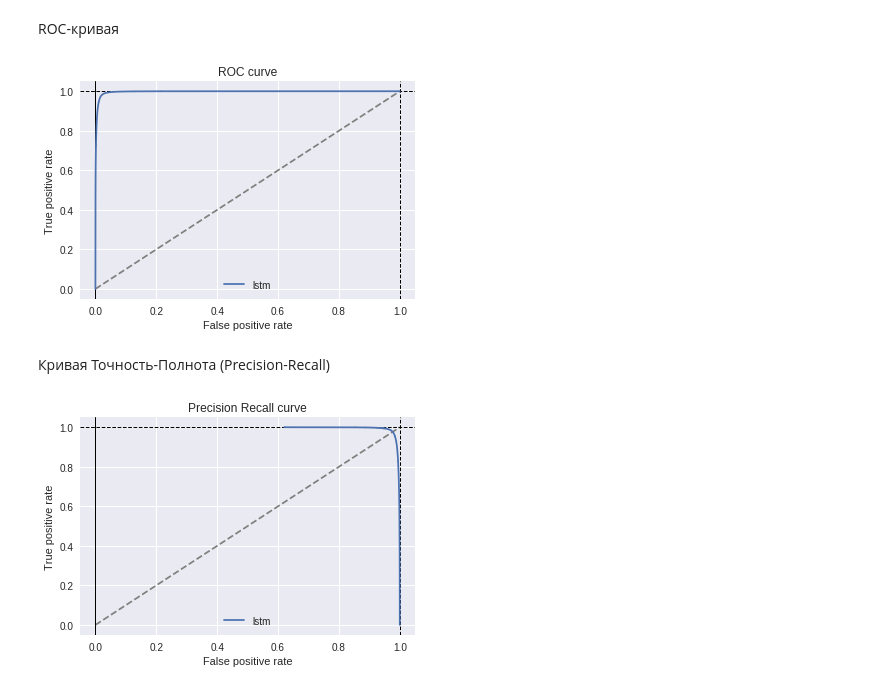
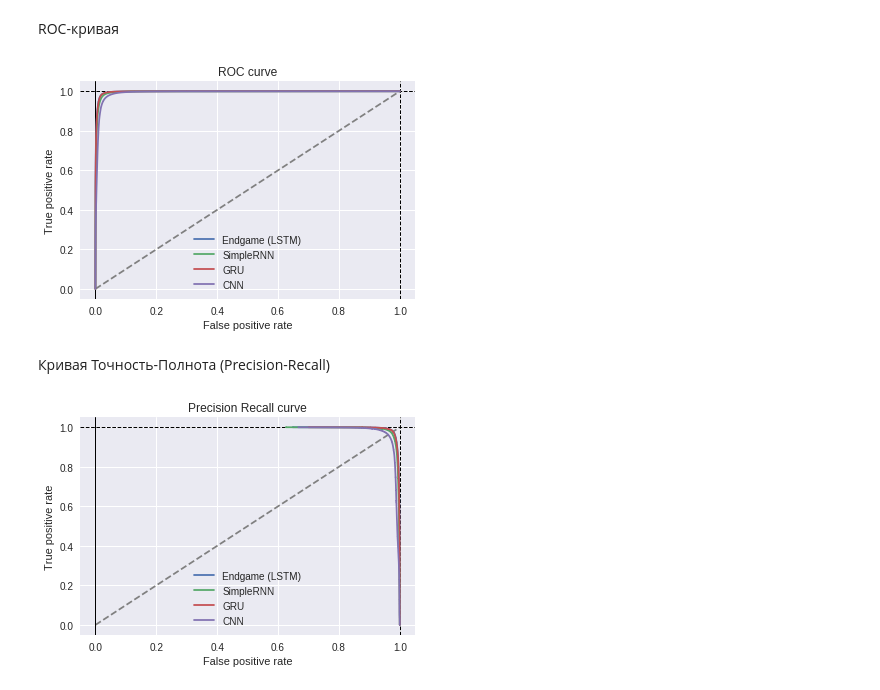
Before and after one commit to exctzo/bmstu_res, a Jupyter notebook: neural.ipynb, the cells around one changed output. Drawn from its saved outputs; the diff is of its cells as text; code cells hidden in the pictures.

```diff
--- a/neural.ipynb
+++ b/neural.ipynb
@@ -140,0 +241,3 @@ y_pred = y_score.round()
+# %%
+y_scoreCNN = modelCNN.predict_proba(X_test)
+y_predCNN = y_scoreCNN.round()
@@ -157,26 +277,27 @@ labels = ['legit', 'dga']
 # %% [markdown]
 Матрица ошибок (Confusion Matrix)
 # %%
-cm = confusion_matrix(y_test, y_pred)
-np.set_printoptions(precision=2)
+for y_pr, name in zip(y_pred, names):
+    cm = confusion_matrix(y_test, y_pr)
+    np.set_printoptions(precision=2)
 
-cm = cm.astype('float') / cm.sum(axis=1).T[:, np.newaxis]
+    cm = cm.astype('float') / cm.sum(axis=1).T[:, np.newaxis]
 
-plt.imshow(cm, interpolation='nearest', cmap=plt.cm.Blues)
-plt.title("Confusion Matrix")
-plt.colorbar()
-plt.xticks([1, 0], labels, rotation=45)
-plt.yticks([1, 0], labels)
+    plt.imshow(cm, interpolation='nearest', cmap=plt.cm.Blues)
+    plt.title("Confusion Matrix (" + name + ")")
+    plt.colorbar()
+    plt.xticks([1, 0], labels, rotation=45)
+    plt.yticks([1, 0], labels)
 
-fmt = '.2f'
-thresh = cm.max() / 2.
-for i, j in product(range(cm.shape[0]), range(cm.shape[1])):
-  plt.text(j, i, format(cm[i, j], fmt),
-  horizontalalignment="center",
-  color="white" if cm[i, j] > thresh else "black")
+    fmt = '.2f'
+    thresh = cm.max() / 2.
+    for i, j in product(range(cm.shape[0]), range(cm.shape[1])):
+      plt.text(j, i, format(cm[i, j], fmt),
+      horizontalalignment="center",
+      color="white" if cm[i, j] > thresh else "black")
 
-plt.tight_layout()
-plt.ylabel('True label')
-plt.xlabel('Predicted label')
-plt.show()
+    plt.tight_layout()
+    plt.ylabel('True label')
+    plt.xlabel('Predicted label')
+    plt.show()
 # %% [output]
@@ -186,19 +310,20 @@ ROC-кривая
 # %%
 plt.figure()
 plt.plot([0, 1], [0, 1], '--', color="grey")
 plt.axvline(0, linestyle="-", c="black", lw=1)
 plt.axvline(1, linestyle="--", c="black", lw=1)
 plt.axhline(1, linestyle="--", c="black", lw=1)
-fpr, tpr, thresholds = roc_curve(y_test, y_score)
-plt.plot(fpr, tpr, label="lstm")
+for y_sc, name in zip(y_score, names):
+    fpr, tpr, thresholds = roc_curve(y_test, y_sc)
+    plt.plot(fpr, tpr, label=name)
 plt.grid(True)
 plt.xlabel('False positive rate')
 plt.ylabel('True positive rate')
 plt.title('ROC curve')
 plt.legend(loc='best')
 plt.show()
 # %% [output]
-[figure, old version]
+[figure, new version]
 # %% [markdown]
 Кривая Точность-Полнота (Precision-Recall)
 # %%
@@ -207,8 +332,9 @@ plt.plot([0, 1], [0, 1], '--', color="grey")
 plt.axvline(0, linestyle="-", c="black", lw=1)
 plt.axvline(1, linestyle="--", c="black", lw=1)
 plt.axhline(1, linestyle="--", c="black", lw=1)
-fpr, tpr, thresholds = precision_recall_curve(y_test, y_score)
-plt.plot(fpr, tpr, label="lstm")
+for y_sc, name in zip(y_score, names):
+    fpr, tpr, thresholds = precision_recall_curve(y_test, y_sc)
+    plt.plot(fpr, tpr, label=name)
 plt.grid(True)
 plt.xlabel('False positive rate')
 plt.ylabel('True positive rate')
@@ -216,4 +342,4 @@ plt.title('Precision Recall curve')
 plt.legend(loc='best')
 plt.show()
 # %% [output]
-[figure, old version]
+[figure, new version]
```
Also changed, not shown: parts of 22 cells of this notebook.
